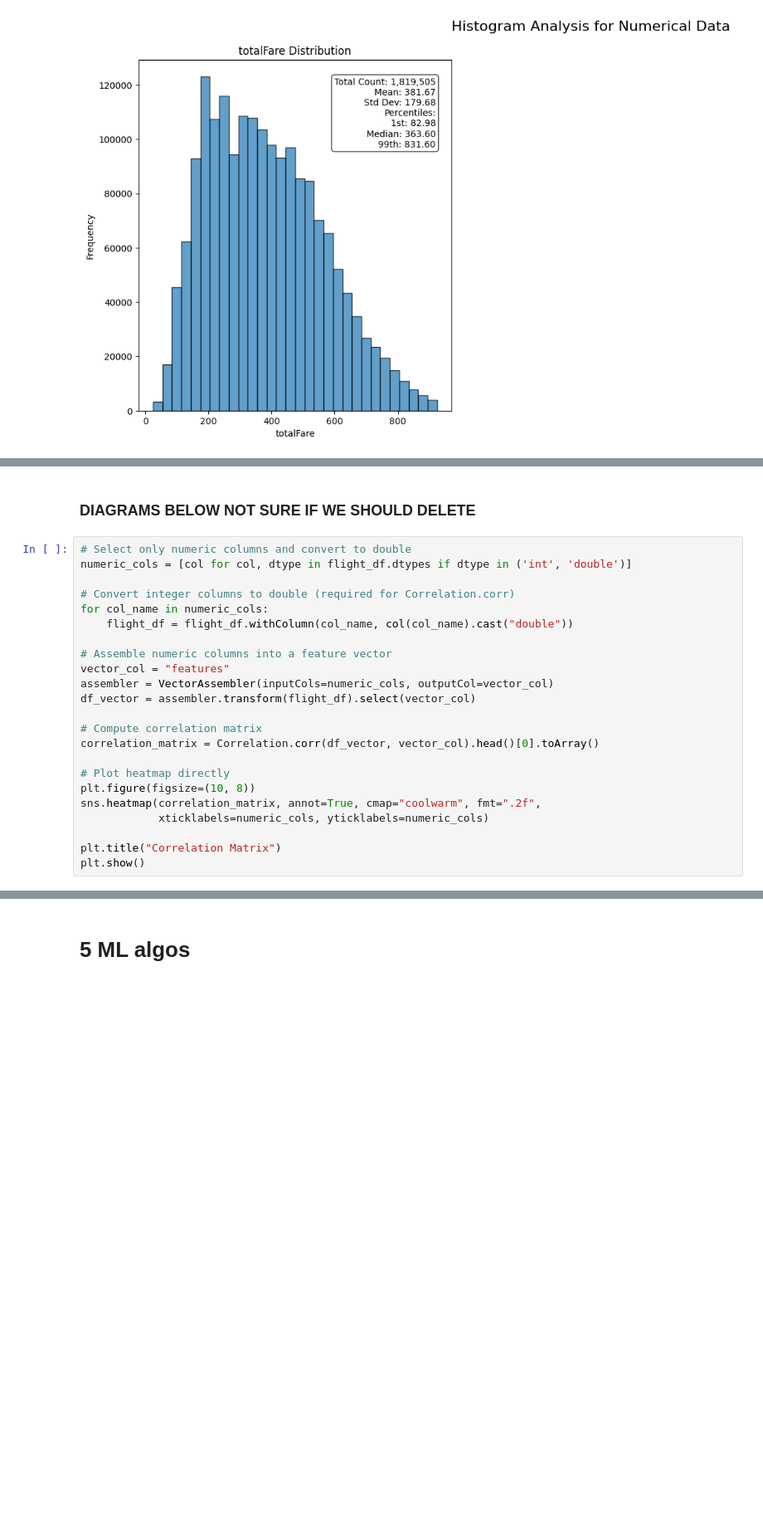
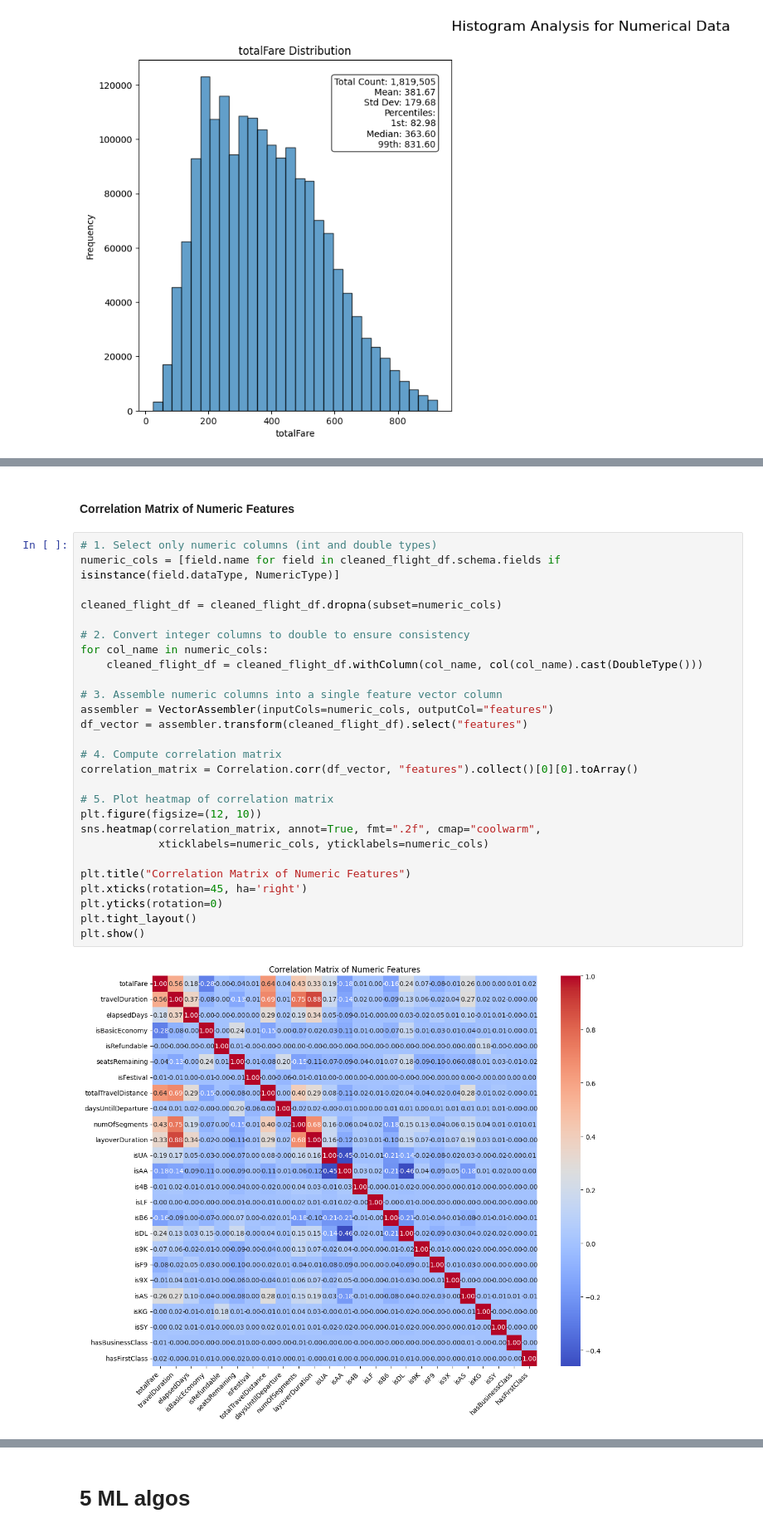
Before and after one commit to tngjody/bt4221-airfare-booking, a Jupyter notebook: BT4221_Group_20.ipynb, the cells around one changed output, grey strips where cells are left out. Shown at 83% size. Saved outputs shown, nothing was run; the diff lists cells and outputs as text; blank space fills up the shorter version.

Commit message:
add correlation matrix and PCA

```diff
--- a/BT4221_Group_20.ipynb
+++ b/BT4221_Group_20.ipynb
@@ -1041,28 +1302,34 @@ advanced_flight_price_analysis(cleaned_flight_df)
 Route LAX-LGA: 16363 tickets
 Route LGA-LAX: 16299 tickets
 Route LAX-BOS: 16197 tickets
-# %% [markdown]
-### DIAGRAMS BELOW NOT SURE IF WE SHOULD DELETE
+# %% [markdown]
+#### **Correlation Matrix of Numeric Features**
 # %%
-# Select only numeric columns and convert to double
-numeric_cols = [col for col, dtype in flight_df.dtypes if dtype in ('int', 'double')]
+# 1. Select only numeric columns (int and double types)
+numeric_cols = [field.name for field in cleaned_flight_df.schema.fields if isinstance(field.dataType, NumericType)]
 
-# Convert integer columns to double (required for Correlation.corr)
+cleaned_flight_df = cleaned_flight_df.dropna(subset=numeric_cols)
+
+# 2. Convert integer columns to double to ensure consistency
 for col_name in numeric_cols:
-    flight_df = flight_df.withColumn(col_name, col(col_name).cast("double"))
+    cleaned_flight_df = cleaned_flight_df.withColumn(col_name, col(col_name).cast(DoubleType()))
 
-# Assemble numeric columns into a feature vector
-vector_col = "features"
-assembler = VectorAssembler(inputCols=numeric_cols, outputCol=vector_col)
-df_vector = assembler.transform(flight_df).select(vector_col)
+# 3. Assemble numeric columns into a single feature vector column
+assembler = VectorAssembler(inputCols=numeric_cols, outputCol="features")
+df_vector = assembler.transform(cleaned_flight_df).select("features")
 
-# Compute correlation matrix
-correlation_matrix = Correlation.corr(df_vector, vector_col).head()[0].toArray()
+# 4. Compute correlation matrix
+correlation_matrix = Correlation.corr(df_vector, "features").collect()[0][0].toArray()
 
-# Plot heatmap directly
-plt.figure(figsize=(10, 8))
-sns.heatmap(correlation_matrix, annot=True, cmap="coolwarm", fmt=".2f",
+# 5. Plot heatmap of correlation matrix
+plt.figure(figsize=(12, 10))
+sns.heatmap(correlation_matrix, annot=True, fmt=".2f", cmap="coolwarm",
             xticklabels=numeric_cols, yticklabels=numeric_cols)
 
-plt.title("Correlation Matrix")
+plt.title("Correlation Matrix of Numeric Features")
+plt.xticks(rotation=45, ha='right')
+plt.yticks(rotation=0)
+plt.tight_layout()
 plt.show()
+# %% [output]
+[figure, added]
```
Also changed, not shown: parts of 46 cells of this notebook.
